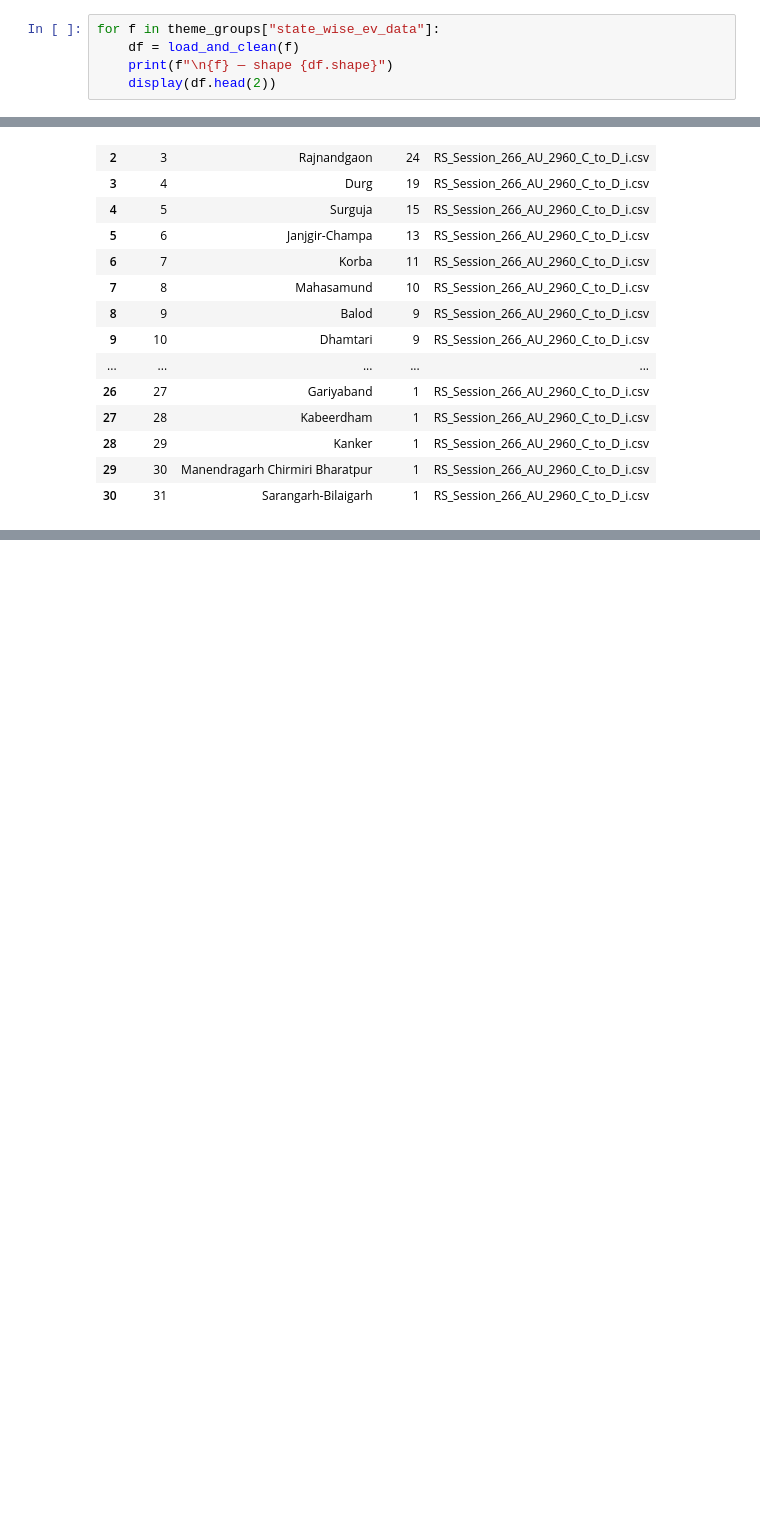
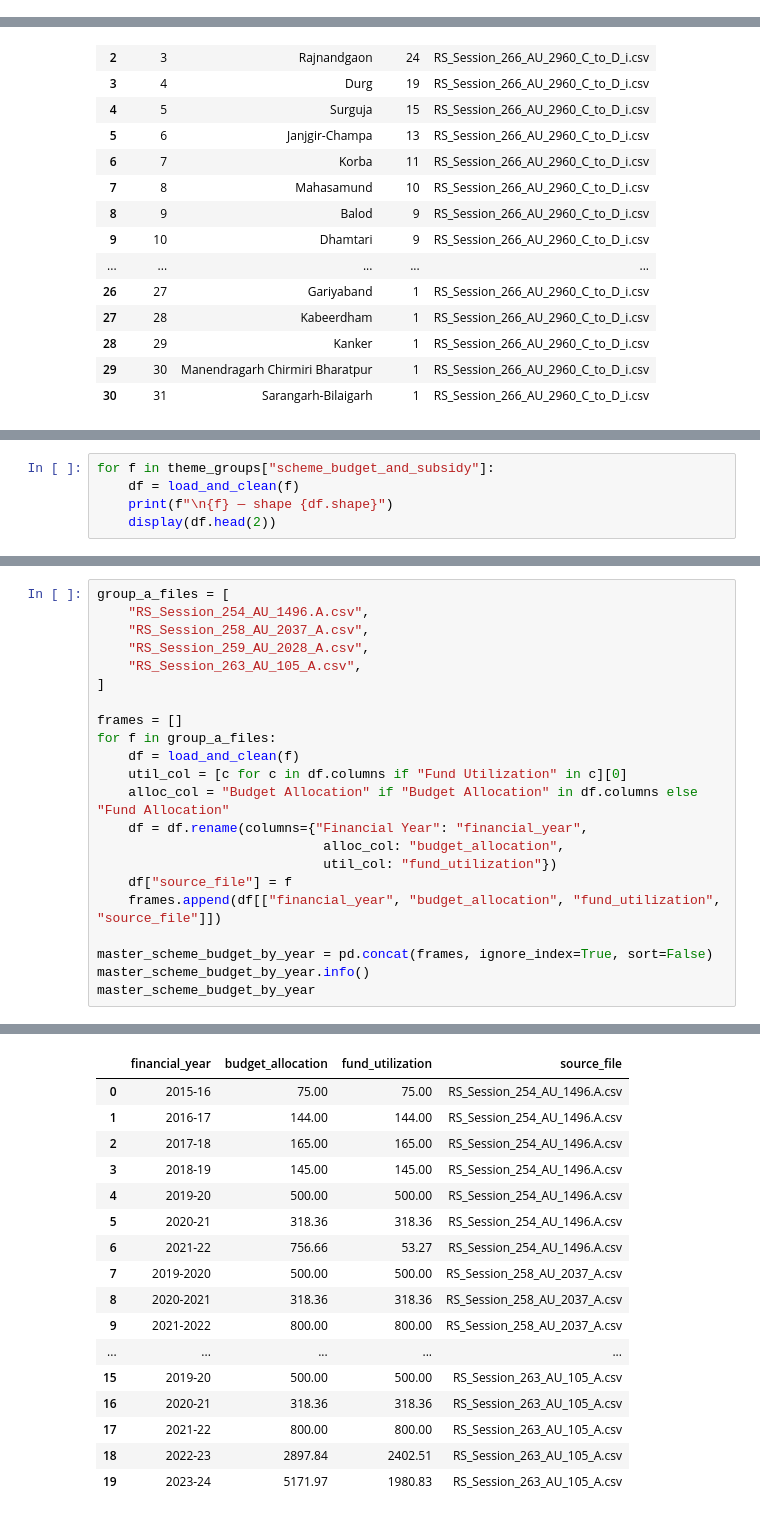
Before and after one commit to RitikaSen27/Automobile-sales-and-EV-adoption-trends, a Jupyter notebook: ev_cleaning.ipynb, the cells around one changed output, grey strips where cells are left out. Cells and saved outputs as stored; diff of their text form; blank space fills up the shorter version.

```diff
--- a/ev_cleaning.ipynb
+++ b/ev_cleaning.ipynb
@@ -318,8 +318,3 @@ memory usage: 1.5+ KB
 | 27 | 2021 | Public Service Vehicle | 15434 | 1177 | 7.63 | RS_Session_260_AU_1872_A_and_B.csv |
 | 28 | 2022 | Public Service Vehicle | 45448 | 1972 | 4.34 | RS_Session_260_AU_1872_A_and_B.csv |
 | 29 | 2023 (Till 01-08-2023) | Public Service Vehicle | 47058 | 985 | 2.09 | RS_Session_260_AU_1872_A_and_B.csv |
-# %%
-for f in theme_groups["state_wise_ev_data"]:
-    df = load_and_clean(f)
-    print(f"\n{f} — shape {df.shape}")
-    display(df.head(2))
@@ -916,0 +944,5 @@ memory usage: 1.2+ KB
+# %%
+for f in theme_groups["scheme_budget_and_subsidy"]:
+    df = load_and_clean(f)
+    print(f"\n{f} — shape {df.shape}")
+    display(df.head(2))
@@ -916,0 +999,23 @@ memory usage: 1.2+ KB
+# %%
+group_a_files = [
+    "RS_Session_254_AU_1496.A.csv",
+    "RS_Session_258_AU_2037_A.csv",
+    "RS_Session_259_AU_2028_A.csv",
+    "RS_Session_263_AU_105_A.csv",
+]
+
+frames = []
+for f in group_a_files:
+    df = load_and_clean(f)
+    util_col = [c for c in df.columns if "Fund Utilization" in c][0]
+    alloc_col = "Budget Allocation" if "Budget Allocation" in df.columns else "Fund Allocation"
+    df = df.rename(columns={"Financial Year": "financial_year",
+                             alloc_col: "budget_allocation",
+                             util_col: "fund_utilization"})
+    df["source_file"] = f
+    frames.append(df[["financial_year", "budget_allocation", "fund_utilization", "source_file"]])
+
+master_scheme_budget_by_year = pd.concat(frames, ignore_index=True, sort=False)
+master_scheme_budget_by_year.info()
+master_scheme_budget_by_year
+# %% [output]
@@ -916,0 +1033,17 @@ memory usage: 1.2+ KB
+|  | financial_year | budget_allocation | fund_utilization | source_file |
+| 0 | 2015-16 | 75.00 | 75.00 | RS_Session_254_AU_1496.A.csv |
+| 1 | 2016-17 | 144.00 | 144.00 | RS_Session_254_AU_1496.A.csv |
+| 2 | 2017-18 | 165.00 | 165.00 | RS_Session_254_AU_1496.A.csv |
+| 3 | 2018-19 | 145.00 | 145.00 | RS_Session_254_AU_1496.A.csv |
+| 4 | 2019-20 | 500.00 | 500.00 | RS_Session_254_AU_1496.A.csv |
+| 5 | 2020-21 | 318.36 | 318.36 | RS_Session_254_AU_1496.A.csv |
+| 6 | 2021-22 | 756.66 | 53.27 | RS_Session_254_AU_1496.A.csv |
+| 7 | 2019-2020 | 500.00 | 500.00 | RS_Session_258_AU_2037_A.csv |
+| 8 | 2020-2021 | 318.36 | 318.36 | RS_Session_258_AU_2037_A.csv |
+| 9 | 2021-2022 | 800.00 | 800.00 | RS_Session_258_AU_2037_A.csv |
+| ... | ... | ... | ... | ... |
+| 15 | 2019-20 | 500.00 | 500.00 | RS_Session_263_AU_105_A.csv |
+| 16 | 2020-21 | 318.36 | 318.36 | RS_Session_263_AU_105_A.csv |
+| 17 | 2021-22 | 800.00 | 800.00 | RS_Session_263_AU_105_A.csv |
+| 18 | 2022-23 | 2897.84 | 2402.51 | RS_Session_263_AU_105_A.csv |
+| 19 | 2023-24 | 5171.97 | 1980.83 | RS_Session_263_AU_105_A.csv |
```
Also changed, not shown: parts of 17 cells of this notebook.
